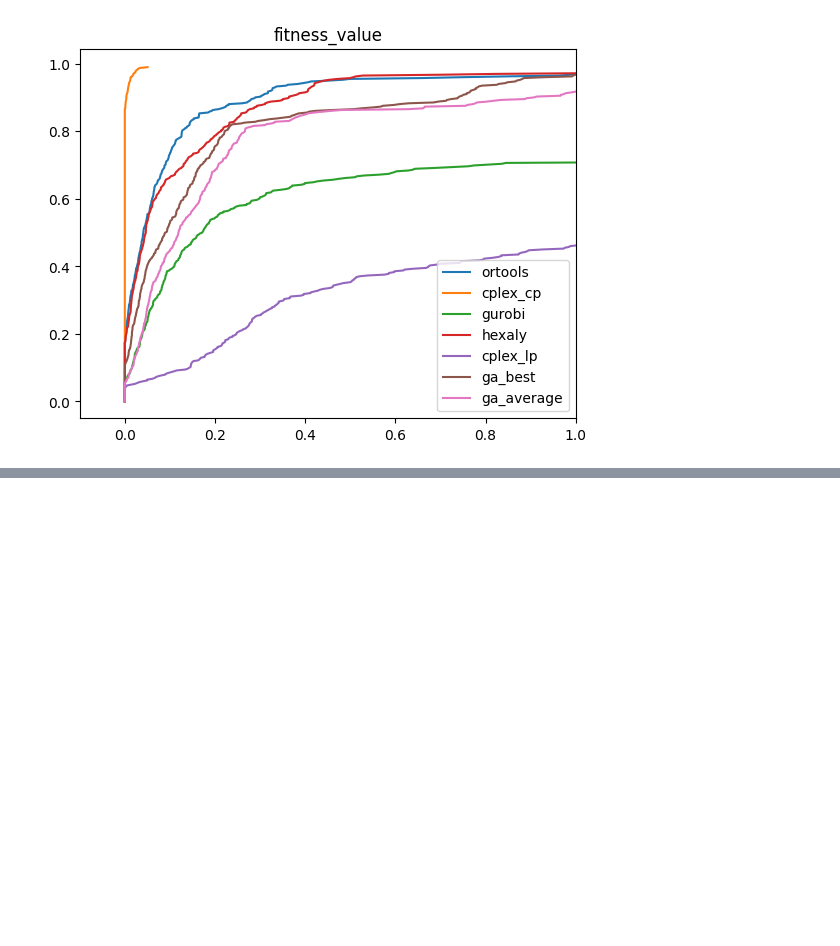
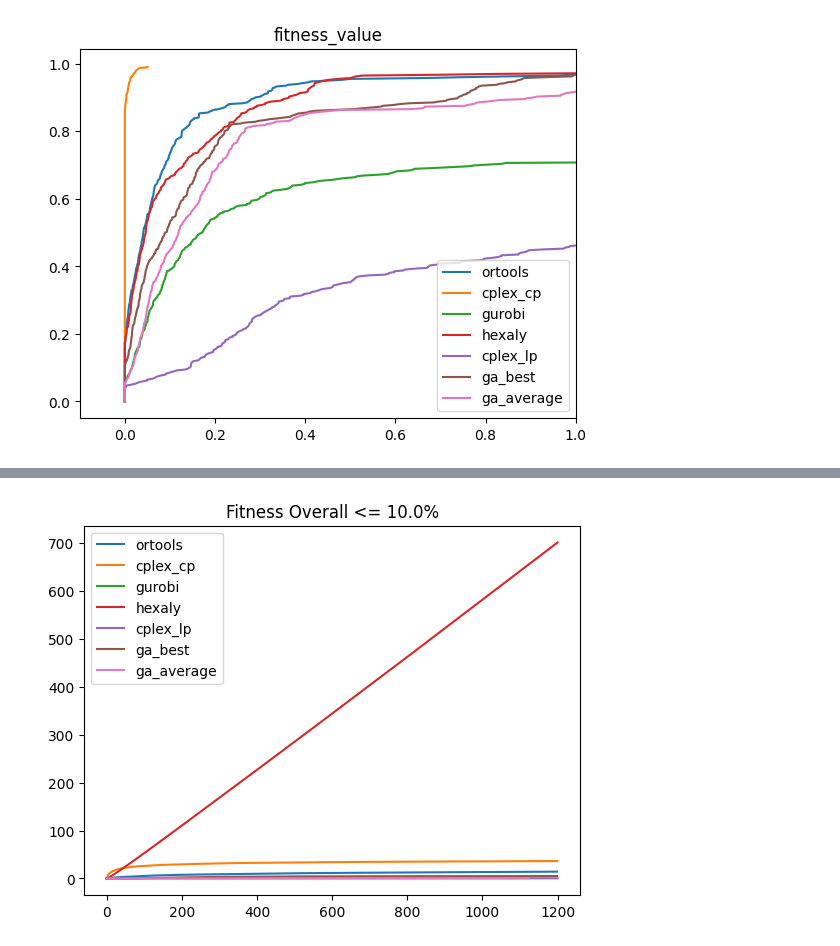
Before and after one commit to jrc-rodec/scheduling_model, a Jupyter notebook: code/analysis/ecdf_inf_plots_ga.ipynb, the cells around one changed output, grey strips where cells are left out. Drawn from its saved outputs; the diff is of its cells as text; code cells hidden in the pictures; blank space fills up the shorter version.

```diff
--- a/code/analysis/ecdf_inf_plots_ga.ipynb
+++ b/code/analysis/ecdf_inf_plots_ga.ipynb
@@ -115,0 +194,15 @@ ecdf_inf(vectors, 'fitness_value', labels=labels)
+# %%
+timestamps = get_average_timestamps(ga_time_data, best_results, max_diff)
+all_timestamps, labels = get_timestamps(time_data_as_dict, best_results, max_diff)
+all_timestamps['ga_average'] = sorted([timestamps[key] for key in timestamps])
+labels.append('ga_average')
+# %%
+plot_data = []
+labels = []
+for key in all_timestamps:
+    plot_data.append(all_timestamps[key])
+    labels.append(key)
+# %%
+ecdf_inf(plot_data, f'Fitness Overall <= {max_diff*100}%', labels=list(labels))
+# %% [output]
+[figure, added]
```
Also changed, not shown: parts of 16 cells of this notebook.
